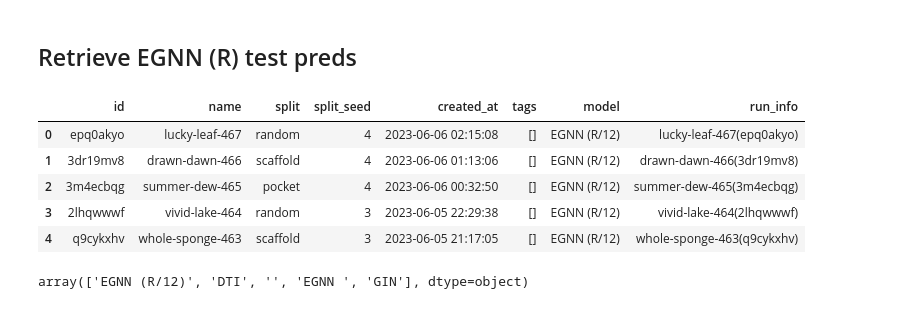
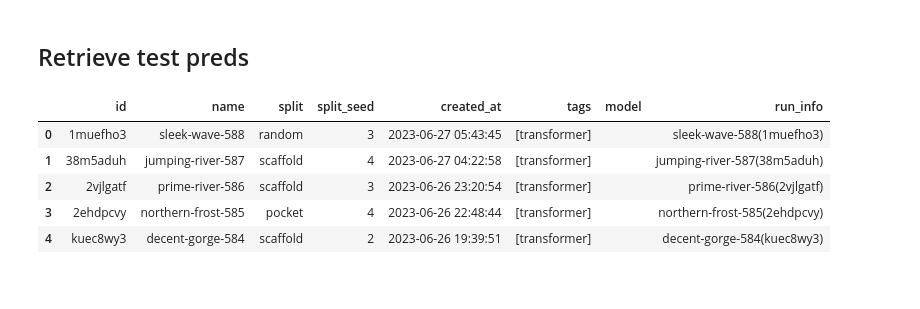
Before and after one commit to volkamerlab/kinodata-3D-affinity-prediction, a Jupyter notebook: scripts/retrieve_data_from_wandb.ipynb, the cells around one changed output. Saved outputs shown, nothing was run; the diff lists cells and outputs as text; code cells hidden in the pictures.

```diff
--- a/scripts/retrieve_data_from_wandb.ipynb
+++ b/scripts/retrieve_data_from_wandb.ipynb
@@ -27,19 +28,15 @@ def make_df(
         run_data = run_data[run_data.created_at >= since]
     return run_data
 # %% [markdown]
-## Retrieve EGNN (R) test preds
+## Retrieve test preds
 # %%
-runs = RunInfo.fetch_all()
+runs = RunInfo.fetch(since=datetime(2023, 6, 25))
 run_data = make_df(runs)
 run_data.head()
 # %% [output]
 |  | id | name | split | split_seed | created_at | tags | model | run_info |
-| 0 | epq0akyo | lucky-leaf-467 | random | 4 | 2023-06-06 02:15:08 | [] | EGNN (R/12) | lucky-leaf-467(epq0akyo) |
-| 1 | 3dr19mv8 | drawn-dawn-466 | scaffold | 4 | 2023-06-06 01:13:06 | [] | EGNN (R/12) | drawn-dawn-466(3dr19mv8) |
-| 2 | 3m4ecbqg | summer-dew-465 | pocket | 4 | 2023-06-06 00:32:50 | [] | EGNN (R/12) | summer-dew-465(3m4ecbqg) |
-| 3 | 2lhqwwwf | vivid-lake-464 | random | 3 | 2023-06-05 22:29:38 | [] | EGNN (R/12) | vivid-lake-464(2lhqwwwf) |
-| 4 | q9cykxhv | whole-sponge-463 | scaffold | 3 | 2023-06-05 21:17:05 | [] | EGNN (R/12) | whole-sponge-463(q9cykxhv) |
+| 0 | 1muefho3 | sleek-wave-588 | random | 3 | 2023-06-27 05:43:45 | [transformer] |  | sleek-wave-588(1muefho3) |
+| 1 | 38m5aduh | jumping-river-587 | scaffold | 4 | 2023-06-27 04:22:58 | [transformer] |  | jumping-river-587(38m5aduh) |
+| 2 | 2vjlgatf | prime-river-586 | scaffold | 3 | 2023-06-26 23:20:54 | [transformer] |  | prime-river-586(2vjlgatf) |
+| 3 | 2ehdpcvy | northern-frost-585 | pocket | 4 | 2023-06-26 22:48:44 | [transformer] |  | northern-frost-585(2ehdpcvy) |
+| 4 | kuec8wy3 | decent-gorge-584 | scaffold | 2 | 2023-06-26 19:39:51 | [transformer] |  | decent-gorge-584(kuec8wy3) |
-# %%
-run_data["model"].unique()
-# %% [output]
-array(['EGNN (R/12)', 'DTI', '', 'EGNN ', 'GIN'], dtype=object)
```
Also changed, not shown: parts of 11 cells of this notebook, 5 other files.
